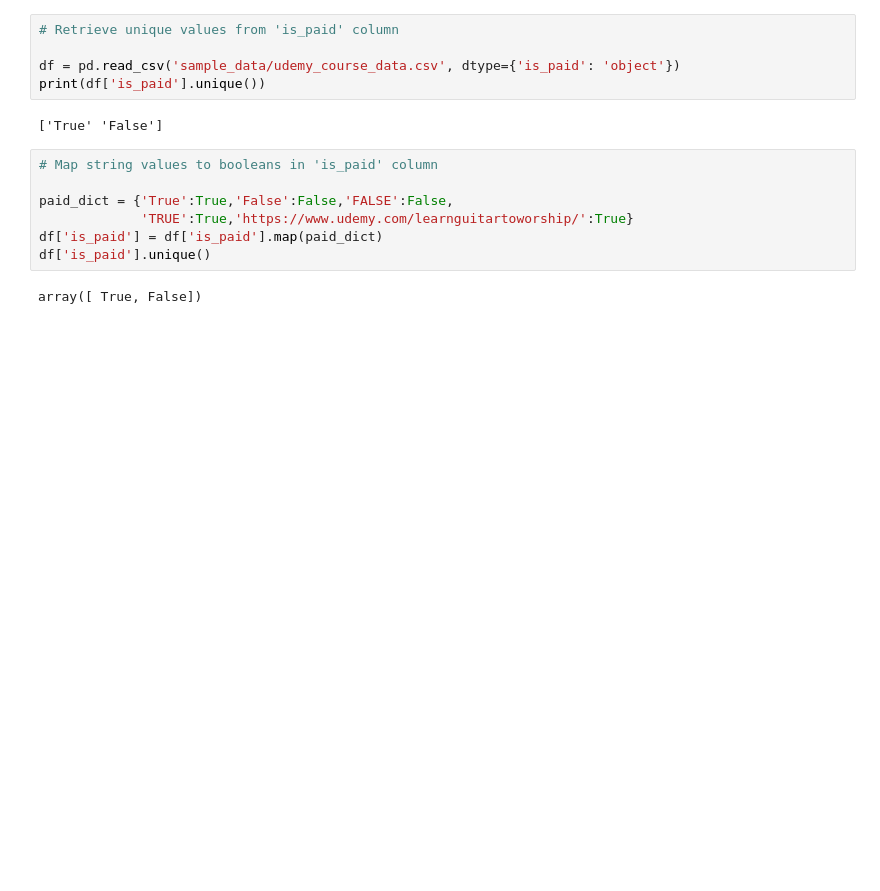
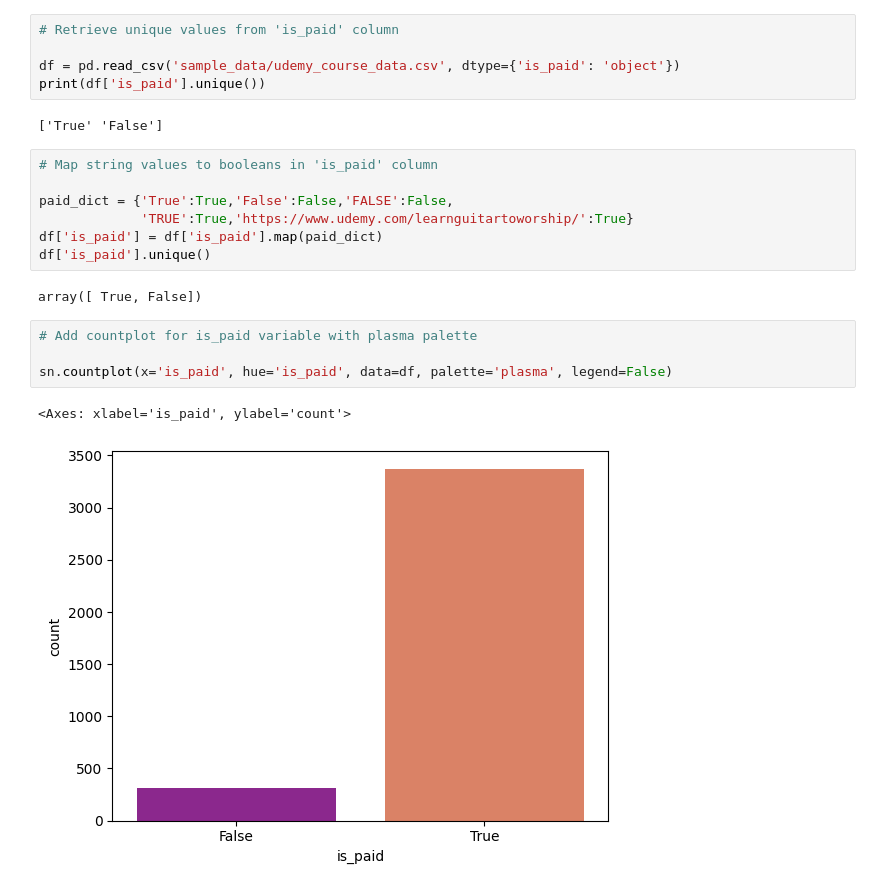
Before and after one commit to AAdewunmi/Online-Course-Recommendation-App-Project, a Jupyter notebook: EDA_On_UdemyDataset.ipynb, the cells around one changed output. Saved outputs shown, nothing was run; the diff lists cells and outputs as text; blank space fills up the shorter version.

Commit message:
Add countplot for is_paid variable with plasma palette

```diff
--- a/EDA_On_UdemyDataset.ipynb
+++ b/EDA_On_UdemyDataset.ipynb
@@ -426,3 +426,10 @@ df['is_paid'] = df['is_paid'].map(paid_dict)
 df['is_paid'].unique()
 # %% [output]
 array([ True, False])
+# %%
+# Add countplot for is_paid variable with plasma palette
+
+sn.countplot(x='is_paid', hue='is_paid', data=df, palette='plasma', legend=False)
+# %% [output]
+<Axes: xlabel='is_paid', ylabel='count'>
+[figure, added]
```
Also changed, not shown: parts of 1 cell of this notebook.
